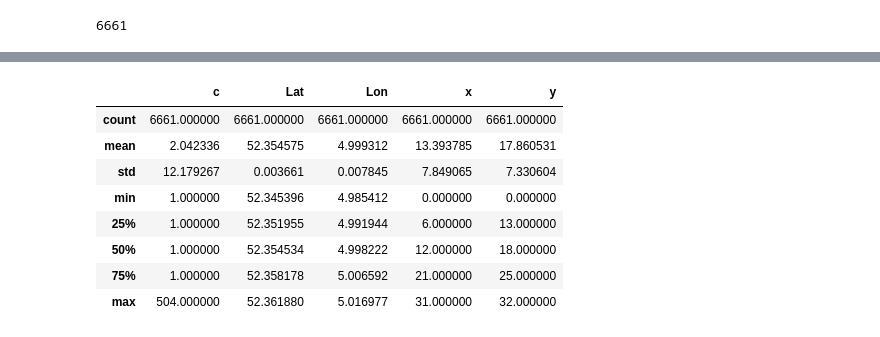
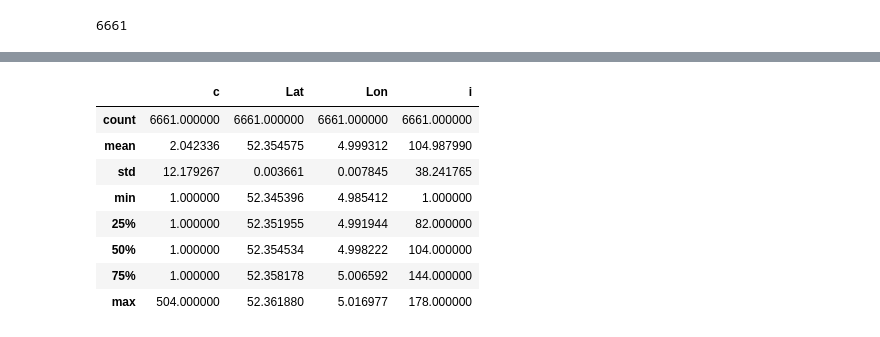
Before and after one commit to zavolokas/ParkingAvailability, a Jupyter notebook: zones.ipynb, the cells around one changed output, grey strips where cells are left out. Saved outputs shown, nothing was run; the diff lists cells and outputs as text; code cells hidden in the pictures.

Commit message:
split area into regions

```diff
--- a/zones.ipynb
+++ b/zones.ipynb
@@ -165,19 +176,6 @@ class CoordinatesConvertor(object):
     def toY(self, lat):
         return int((lat - self._minLat) / self._cell_height_lat)
 # %%
-convertor = CoordinatesConvertor(ijdf.Lon.min(), ijdf.Lat.min())
-
-ijdf['x'] = ijdf.apply(lambda row: convertor.toX(row['Lon']), axis = 1)
-ijdf['y'] = ijdf.apply(lambda row: convertor.toY(row['Lat']), axis = 1)
-
-ijdf.describe()
+#convertor = CoordinatesConvertor(ijdf.Lon.min(), ijdf.Lat.min())
+#ijdf['x'] = ijdf.apply(lambda row: convertor.toX(row['Lon']), axis = 1)
+#ijdf['y'] = ijdf.apply(lambda row: convertor.toY(row['Lat']), axis = 1)
-# %% [output]
-|  | c | Lat | Lon | x | y |
-| count | 6661.000000 | 6661.000000 | 6661.000000 | 6661.000000 | 6661.000000 |
-| mean | 2.042336 | 52.354575 | 4.999312 | 13.393785 | 17.860531 |
-| std | 12.179267 | 0.003661 | 0.007845 | 7.849065 | 7.330604 |
-| min | 1.000000 | 52.345396 | 4.985412 | 0.000000 | 0.000000 |
-| 25% | 1.000000 | 52.351955 | 4.991944 | 6.000000 | 13.000000 |
-| 50% | 1.000000 | 52.354534 | 4.998222 | 12.000000 | 18.000000 |
-| 75% | 1.000000 | 52.358178 | 5.006592 | 21.000000 | 25.000000 |
-| max | 504.000000 | 52.361880 | 5.016977 | 31.000000 | 32.000000 |
@@ -185,0 +182,48 @@ ijdf[]
+# %%
+class CoordinatesMapper(object):
+    def __init__(self, minLon, minLat, maxLon, maxLat, hCount = 11, vCount = 11):
+        ''' Maps lat lon to a cell.
+            Keyword arguments:
+            minLon -- min lon in data set
+            minLat -- min lat in data set
+            maxLon -- max lon in data set
+            maxLat -- max lat in data set
+            hCount -- amount of areas horisontally
+            vCount -- amount of areas vertically
+        '''
+        self._minLon = minLon
+        self._minLat = minLat
+        self._maxLon = maxLon
+        self._maxLat = maxLat
+        self._hCount = hCount
+        self._vCount = vCount
+        self._cell_width_lon = round((self._maxLon - self._minLon) / self._hCount,3)
+        self._cell_height_lat = round((self._maxLat - self._minLat) / self._vCount,3)
+        #print (self._minLat)
+        #y = int(round(self._maxLat - self._minLat,3) / self._cell_height_lat) * hCount
+        #print (y)
+        #print (self._cell_width_lon)
+        #print (self._cell_height_lat)
+
+    def toIndex(self, lon, lat):
+
+
+        y = int(round(lat - self._minLat,3) / self._cell_height_lat)
+        x = int((lon - self._minLon) / self._cell_width_lon)
+
+        return self._hCount * y + x
+# %%
+mapper = CoordinatesMapper(ijdf.Lon.min(), ijdf.Lat.min(), ijdf.Lon.max(), ijdf.Lat.max())
+ijdf['i'] = ijdf.apply(lambda row: mapper.toIndex(row['Lon'] ,row['Lat']), axis = 1)
+
+ijdf.describe()
+# %% [output]
+|  | c | Lat | Lon | i |
+| count | 6661.000000 | 6661.000000 | 6661.000000 | 6661.000000 |
+| mean | 2.042336 | 52.354575 | 4.999312 | 104.987990 |
+| std | 12.179267 | 0.003661 | 0.007845 | 38.241765 |
+| min | 1.000000 | 52.345396 | 4.985412 | 1.000000 |
+| 25% | 1.000000 | 52.351955 | 4.991944 | 82.000000 |
+| 50% | 1.000000 | 52.354534 | 4.998222 | 104.000000 |
+| 75% | 1.000000 | 52.358178 | 5.006592 | 144.000000 |
+| max | 504.000000 | 52.361880 | 5.016977 | 178.000000 |
```
Also changed, not shown: parts of 10 cells of this notebook.
